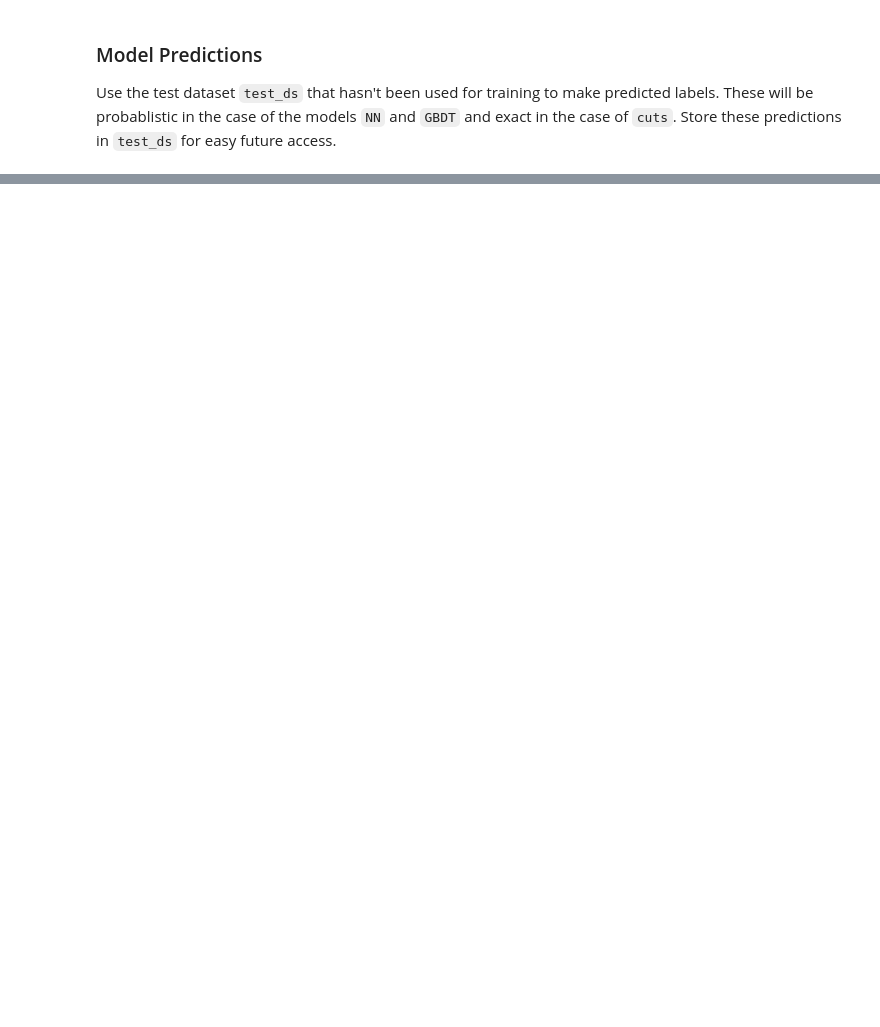
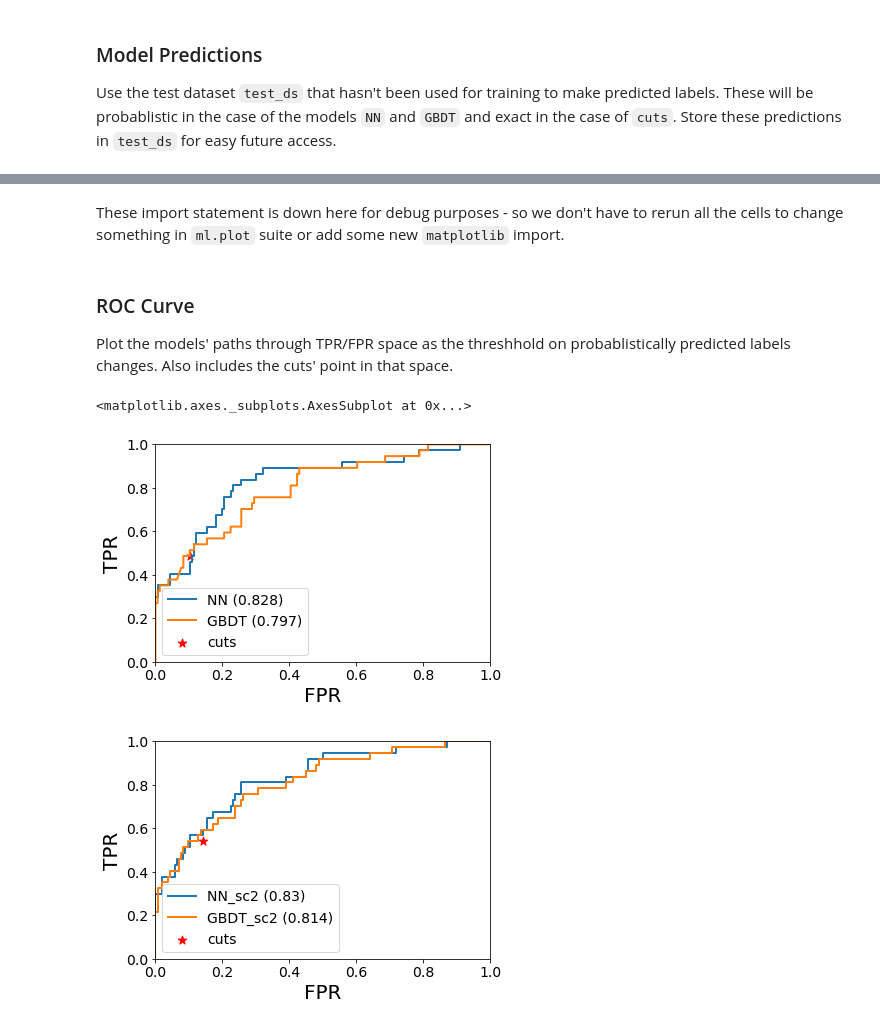
Before and after one commit to cqpancoast/cms-tracktrigger-ml, a Jupyter notebook: electronstudy.ipynb, the cells around one changed output, grey strips where cells are left out. Drawn from its saved outputs; the diff is of its cells as text; code cells hidden in the pictures; blank space fills up the shorter version.

```diff
--- a/electronstudy.ipynb
+++ b/electronstudy.ipynb
@@ -115,0 +86,17 @@ Epoch 10/10
+# %%
+# Make the models without the cuts
+NN = ndmlmodels.make_neuralnet(train_ds, eval_dataset=eval_ds, hidden_layers=[15, 8], epochs=10)
+GBDT = ndmlmodels.make_gbdt(train_ds)
+
+# These are the properties that we will train the split chi2 set of models
+sc2_data_props = ["chi2rphi", "chi2rz", "bendchi2", "nstub"]
+for ds in [train_ds, eval_ds, test_ds]:
+    ds.set_active_data_properties(sc2_data_props)
+
+# (sc2 stands for split chi2)
+NN_sc2 = ndmlmodels.make_neuralnet(train_ds, eval_dataset=eval_ds, hidden_layers=[15, 8], epochs=10)
+GBDT_sc2 = ndmlmodels.make_gbdt(train_ds)
+
+# Define predictive cuts
+chi2_cuts = {"chi2": sel(0, 21)}
+sc2_cuts = {"chi2rphi": sel(0, 23), "chi2rz": sel(0, 7)}
@@ -118,6 +123,12 @@ Epoch 10/10
 
 Use the test dataset `test_ds` that hasn't been used for training to make predicted labels. These will be probablistic in the case of the models `NN` and `GBDT` and exact in the case of `cuts`. Store these predictions in `test_ds` for easy future access.
 # %%
-test_ds.add_prediction("NN", ndmlpred.predict_labels(NN, test_ds.get_data()))
-test_ds.add_prediction("GBDT", ndmlpred.predict_labels(GBDT, test_ds.get_data()))
-test_ds.add_prediction("cuts", ndmlpred.predict_labels_cuts(cuts, test_ds))
+# Add normal chi2 predictions
+test_ds.add_prediction("NN", ndmlpred.predict_labels(NN, test_ds.get_data(non_sc2_data_props)))
+test_ds.add_prediction("GBDT", ndmlpred.predict_labels(GBDT, test_ds.get_data(non_sc2_data_props)))
+test_ds.add_prediction("chi2_cuts", ndmlpred.predict_labels_cuts(chi2_cuts, test_ds))
+
+# Add split chi2 predictions
+test_ds.add_prediction("NN_sc2", ndmlpred.predict_labels(NN_sc2, test_ds.get_data(sc2_data_props)))
+test_ds.add_prediction("GBDT_sc2", ndmlpred.predict_labels(GBDT_sc2, test_ds.get_data(sc2_data_props)))
+test_ds.add_prediction("sc2_cuts", ndmlpred.predict_labels_cuts(sc2_cuts, test_ds))
@@ -123,0 +142,22 @@ test_ds.add_prediction("cuts", ndmlpred.predict_labels_cuts(cuts, test_ds))
+# %% [markdown]
+These import statement is down here for debug purposes - so we don't have to rerun all the cells to change something in `ml.plot` suite or add some new `matplotlib` import.
+# %%
+# Selectors for different particle types.
+el_sel = sel([sel(11), sel(-11)])
+muon_sel = sel([sel(13), sel(-13)])
+fake_sel = sel(-999)
+hadron_sel = sel([el_sel, muon_sel, fake_sel], invert=True)  # "everything else"
+# %% [markdown]
+### ROC Curve
+
+Plot the models' paths through TPR/FPR space as the threshhold on probablistically predicted labels changes. Also includes the cuts' point in that space.
+# %%
+xlims=(0, 1)
+ylims=(0, 1)
+
+ndmlplot.plot_rocs(test_ds.cut(el_sel), ["NN", "GBDT"], ["chi2_cuts"], xlims=xlims, ylims=ylims)
+ndmlplot.plot_rocs(test_ds.cut(el_sel), ["NN_sc2", "GBDT_sc2"], ["sc2_cuts"], xlims=xlims, ylims=ylims)
+# %% [output]
+<matplotlib.axes._subplots.AxesSubplot at 0x...>
+[figure, added]
+[figure, added]
```
Also changed, not shown: parts of 15 cells of this notebook, 2 other files.
